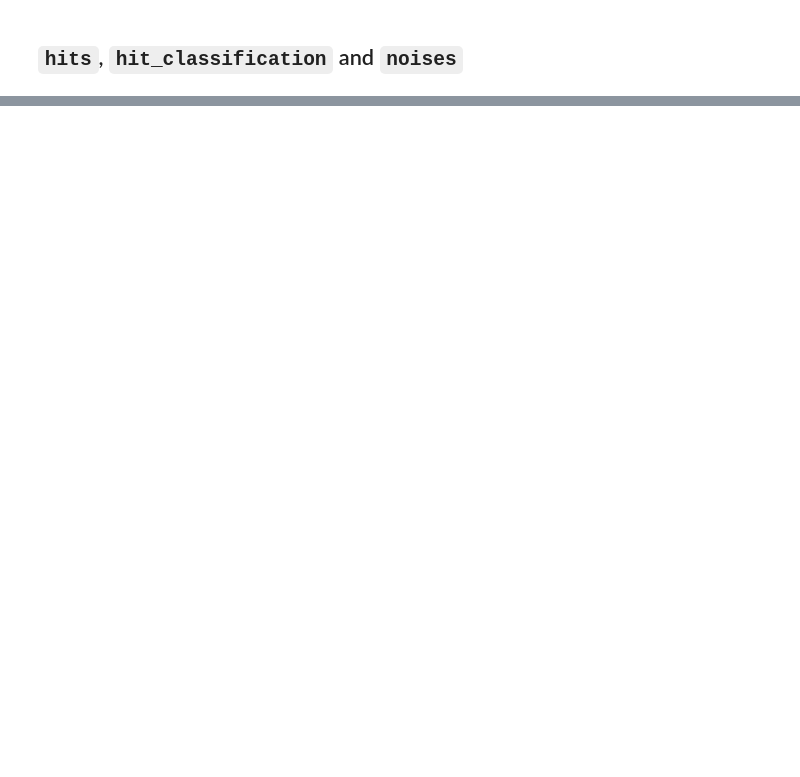
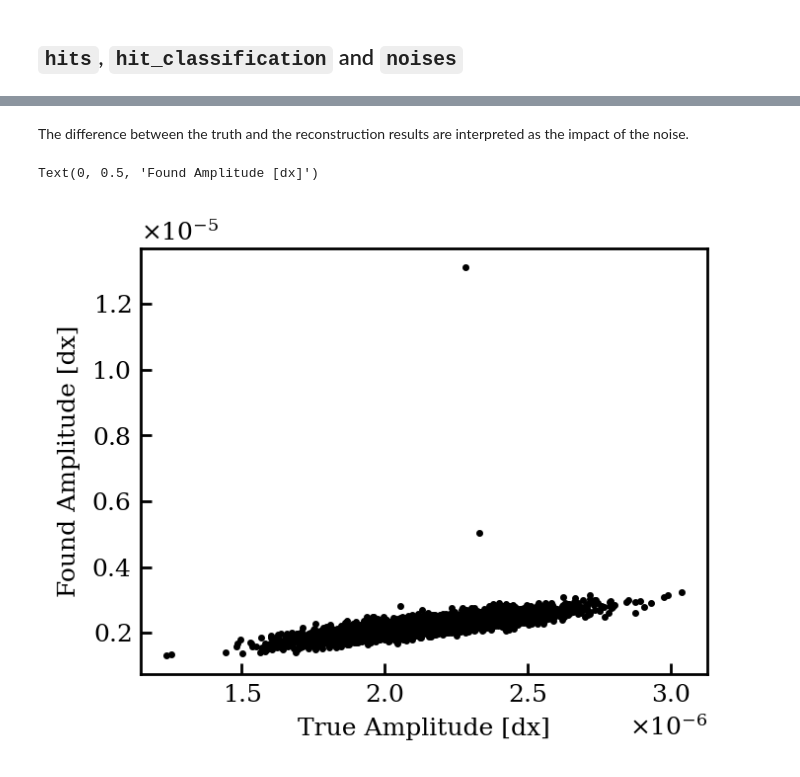
Before and after one commit to WashU-Astroparticle-Lab/straxion, a Jupyter notebook: notebooks/tutorial.ipynb, the cells around one changed output, grey strips where cells are left out. Cells and saved outputs as stored; diff of their text form; code cells hidden in the pictures; blank space fills up the shorter version.

```diff
--- a/notebooks/tutorial.ipynb
+++ b/notebooks/tutorial.ipynb
@@ -256,0 +465,2 @@ plt.show()
+# %%
+match = st_salt.get_array(run, "match")
@@ -256,0 +506,11 @@ plt.show()
+# %% [markdown]
+The difference between the truth and the reconstruction results are interpreted as the impact of the noise.
+# %%
+plt.scatter(
+    match[match["destiny"] == "found"]["dx_true"], match[match["destiny"] == "found"]["amplitude"]
+)
+plt.xlabel("True Amplitude [dx]")
+plt.ylabel("Found Amplitude [dx]")
+# %% [output]
+Text(0, 0.5, 'Found Amplitude [dx]')
+[figure, added]
```
Also changed, not shown: parts of 33 cells of this notebook.
